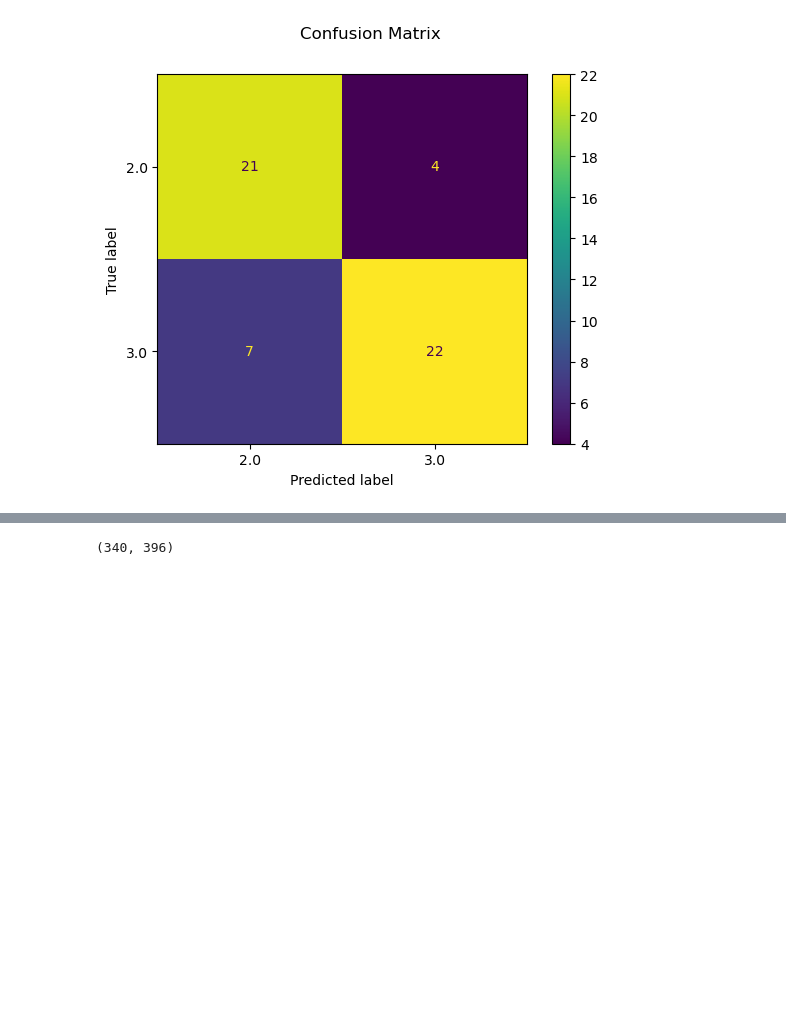
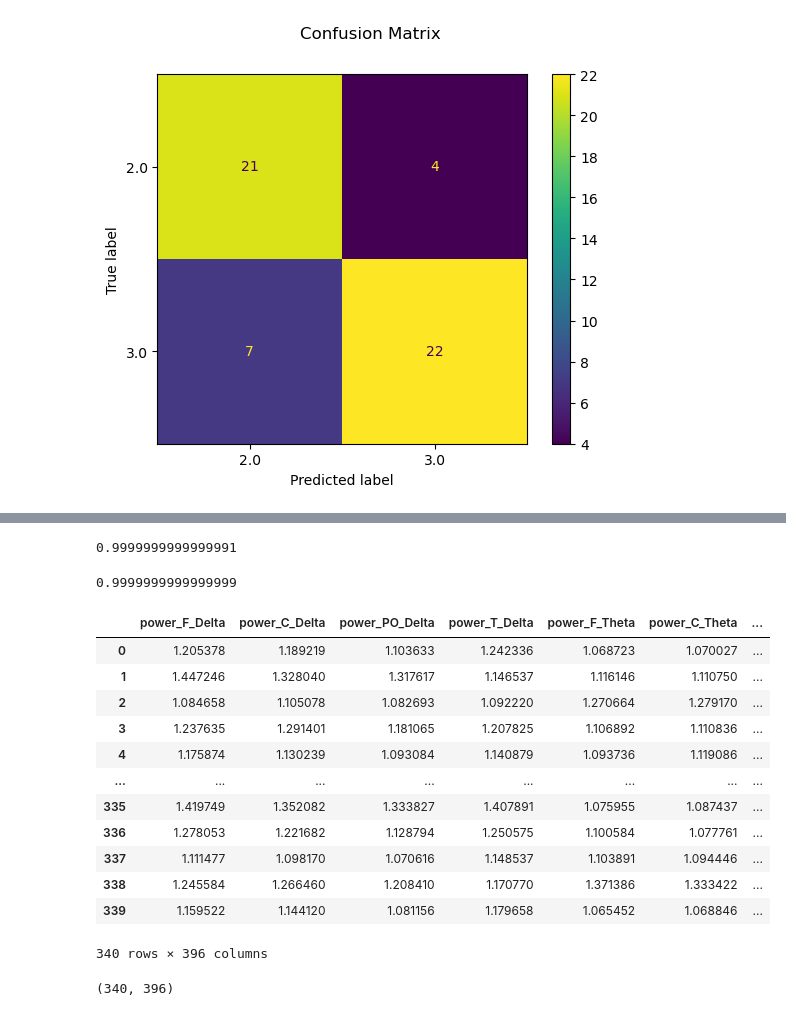
Before and after one commit to imEag/ML_Harmonization_Project, a Jupyter notebook: Manipulacion- Rois-Componentes de todas las DB/EDA.ipynb, the cells around one changed output, grey strips where cells are left out. Cells and saved outputs as stored; diff of their text form; code cells hidden in the pictures; blank space fills up the shorter version.

```diff
--- a/Manipulacion- Rois-Componentes de todas las DB/EDA.ipynb
+++ b/Manipulacion- Rois-Componentes de todas las DB/EDA.ipynb
@@ -1296,6 +1296,7 @@ Confusion matrix:
 [figure]
 # %%
 ruta_2 = pd.read_feather(r'{path}\Datosparaorganizardataframes\Data_complete_roi_neuroHarmonize_All_separate(SRM_CHBMP_G1_G2).feather'.format(path=path_santiago))
+ruta_3 = pd.read_feather(r'{path}\Datosparaorganizardataframes\Data_complete_roi_neuroHarmonize_All(SRM_CHBMP_G1_G2).feather'.format(path=path_santiago))
 # %%
 ruta_2
 # %% [output]
@@ -1314,0 +1318,4 @@ ruta_2
+# %%
+power_data.values[0,:].sum()
+# %% [output]
+0.9999999999999991
@@ -1315,3 +1324,23 @@ ruta_2
+# %%
+power_data.values[0,:].sum()
+# %% [output]
+0.9999999999999999
+# %%
+ruta_3
+# %% [output]
+|  | power_F_Delta | power_C_Delta | power_PO_Delta | power_T_Delta | power_F_Theta | power_C_Theta | ... |
+| 0 | 1.205378 | 1.189219 | 1.103633 | 1.242336 | 1.068723 | 1.070027 | ... |
+| 1 | 1.447246 | 1.328040 | 1.317617 | 1.146537 | 1.116146 | 1.110750 | ... |
+| 2 | 1.084658 | 1.105078 | 1.082693 | 1.092220 | 1.270664 | 1.279170 | ... |
+| 3 | 1.237635 | 1.291401 | 1.181065 | 1.207825 | 1.106892 | 1.110836 | ... |
+| 4 | 1.175874 | 1.130239 | 1.093084 | 1.140879 | 1.093736 | 1.119086 | ... |
+| ... | ... | ... | ... | ... | ... | ... | ... |
+| 335 | 1.419749 | 1.352082 | 1.333827 | 1.407891 | 1.075955 | 1.087437 | ... |
+| 336 | 1.278053 | 1.221682 | 1.128794 | 1.250575 | 1.100584 | 1.077761 | ... |
+| 337 | 1.111477 | 1.098170 | 1.070616 | 1.148537 | 1.103891 | 1.094446 | ... |
+| 338 | 1.245584 | 1.266460 | 1.208410 | 1.170770 | 1.371386 | 1.333422 | ... |
+| 339 | 1.159522 | 1.144120 | 1.081156 | 1.179658 | 1.065452 | 1.068846 | ... |
+340 rows × 396 columns
 # %%
 ruta_2.shape
 # %% [output]
```
Also changed, not shown: parts of 15 cells of this notebook, 1 other file.
